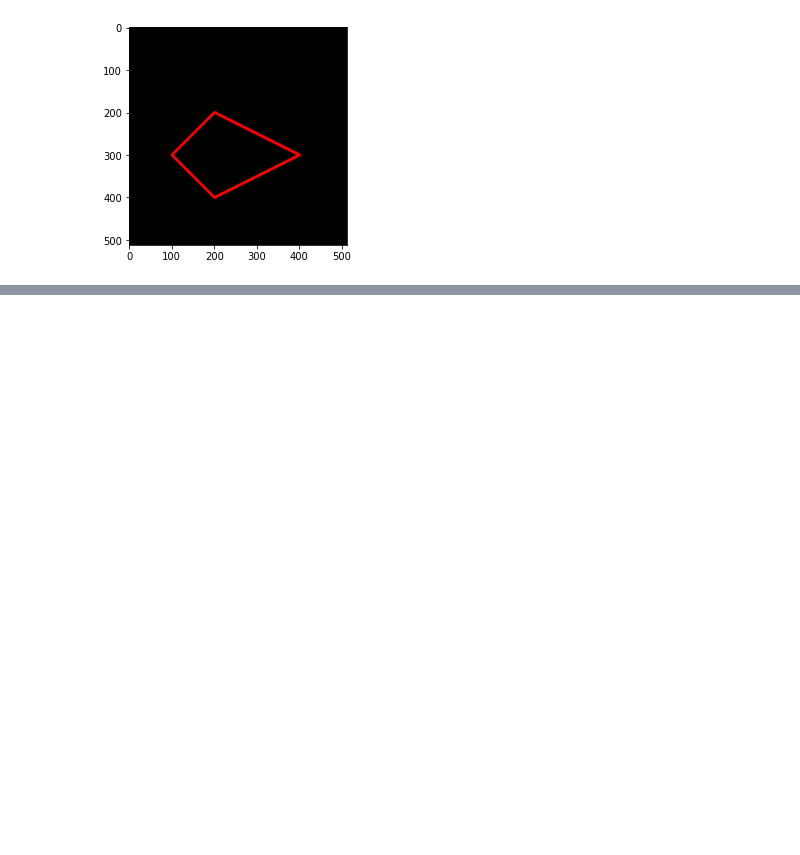
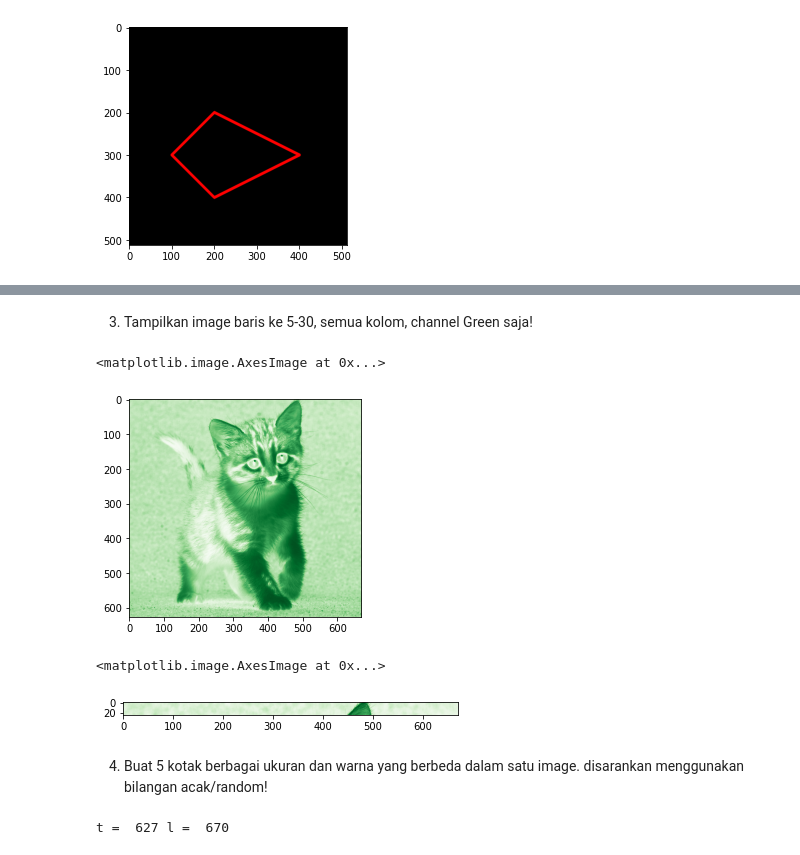
Before and after one commit to MuhammadRezaPehlevi0218/PCVK_Genap_2022, a Jupyter notebook: week2.ipynb, the cells around one changed output, grey strips where cells are left out. Saved outputs shown, nothing was run; the diff lists cells and outputs as text; code cells hidden in the pictures; blank space fills up the shorter version.

```diff
--- a/week2.ipynb
+++ b/week2.ipynb
@@ -127,0 +169,21 @@ plt.imshow(black_reza2)
+# %% [markdown]
+3. Tampilkan image baris ke 5-30, semua kolom, channel Green saja!
+# %%
+plt.imshow(reza_gray,cmap='Greens')
+# %% [output]
+<matplotlib.image.AxesImage at 0x...>
+[figure, added]
+# %%
+plt.imshow(reza_gray[5:30],cmap='Greens')
+# %% [output]
+<matplotlib.image.AxesImage at 0x...>
+[figure, added]
+# %% [markdown]
+4. Buat 5 kotak berbagai ukuran dan warna yang berbeda dalam satu image.
+disarankan menggunakan bilangan acak/random!
+# %%
+t=reza.shape[0]
+l=reza.shape[1]
+print("t = ",t,"l = ",l)
+# %% [output]
+t =  627 l =  670
```
Also changed, not shown: parts of 18 cells of this notebook.
